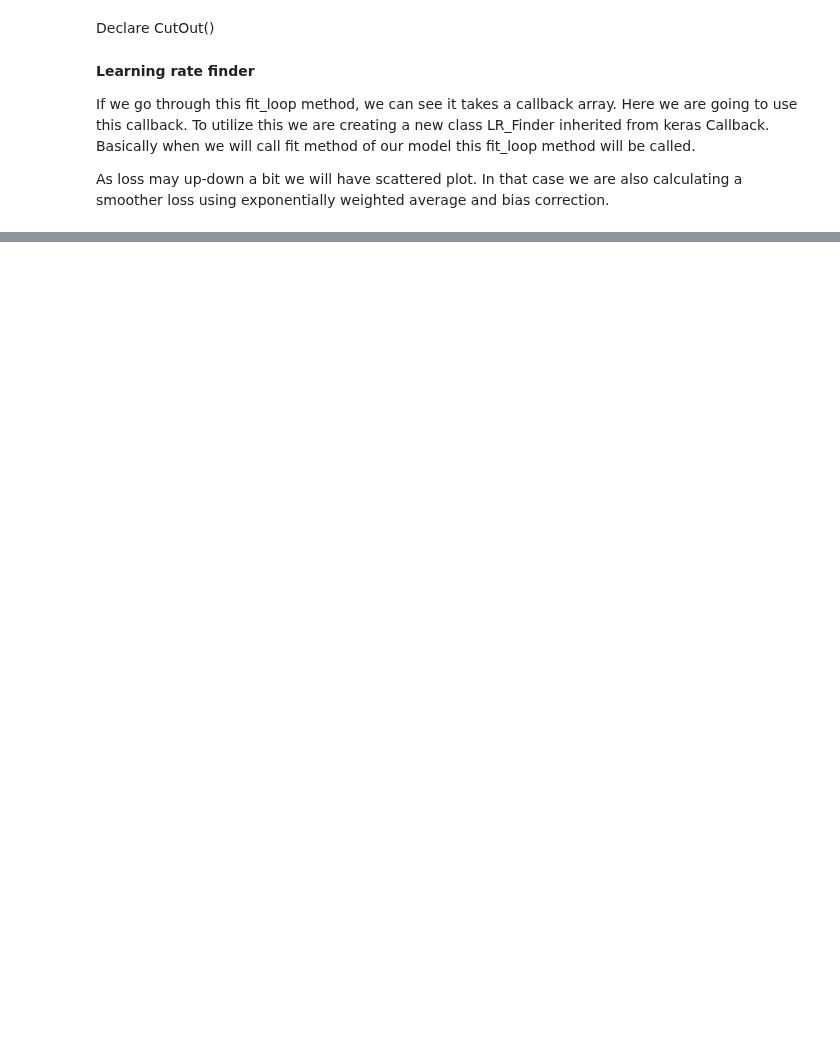
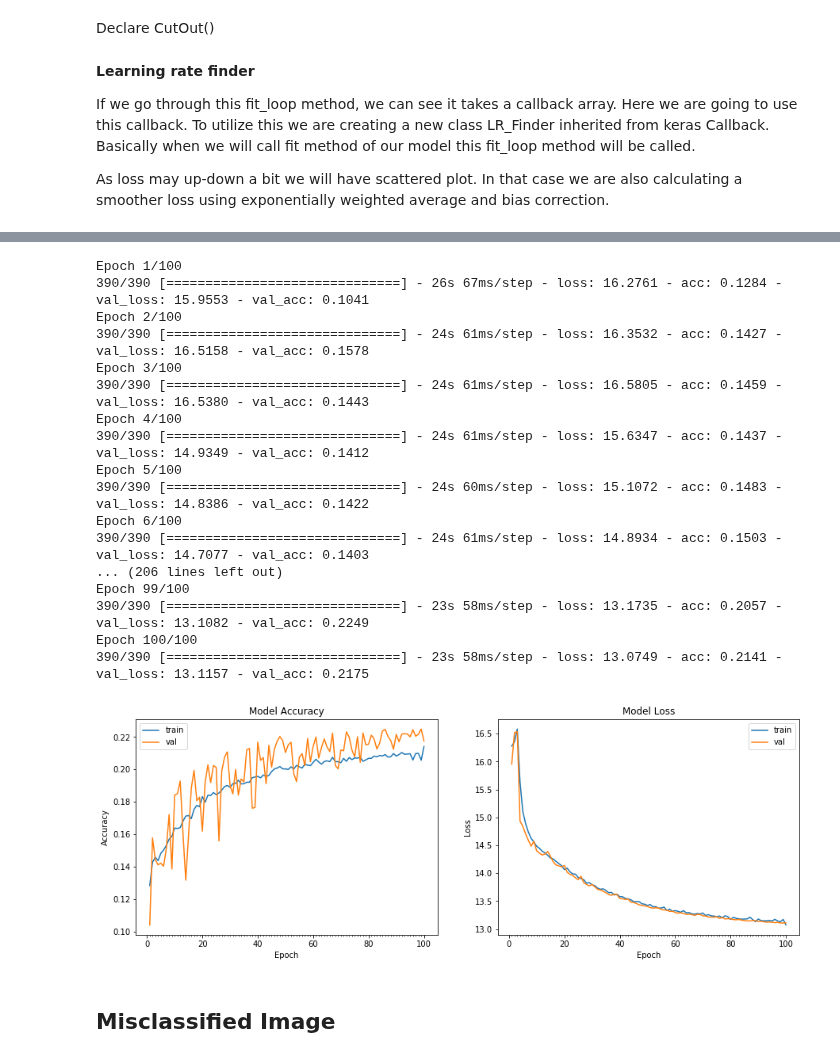
Before and after one commit to jai00271/CNN, a Jupyter notebook: 11. Learning Rate/Assignment11A_CutOut.ipynb, the cells around one changed output, grey strips where cells are left out. Cells and saved outputs as stored; diff of their text form; code cells hidden in the pictures; blank space fills up the shorter version.

```diff
--- a/11. Learning Rate/Assignment11A_CutOut.ipynb
+++ b/11. Learning Rate/Assignment11A_CutOut.ipynb
@@ -170,6 +159,7 @@ Y_train = np_utils.to_categorical(y_train, 10)
 Y_test = np_utils.to_categorical(y_test, 10)
 # %%
 # Define the model
+
 model = Sequential()
 model.add(Convolution2D(32, 3, 3, border_mode='same',kernel_regularizer=regularizers.l2(0.0001), input_shape=(32, 32, 3)))
 model.add(Activation('relu'))
@@ -219,10 +209,6 @@ model.add(Flatten())
 from keras import optimizers
 
 model.add(Activation('softmax'))
-
-# Compile the model
-sgd = optimizers.SGD(lr=0.01, decay=1e-6, momentum=0.9, nesterov=True)
-model.compile(optimizer=sgd, loss='categorical_crossentropy', metrics=['accuracy'])
 # %%
 model.summary()
 # %% [output]
@@ -470,0 +369,69 @@ print(result)
+# %%
+from keras.optimizers import SGD, Nadam, Adam
+
+#model = model(inputs=inputs, outputs=out)
+sgd = SGD(lr=0.01, momentum=0.9, decay=0, nesterov=False)
+model.compile(loss='categorical_crossentropy', optimizer=sgd, metrics=['accuracy'])
+# %%
+from keras.preprocessing.image import ImageDataGenerator
+from keras.callbacks import LearningRateScheduler
+from keras.callbacks import ModelCheckpoint,ReduceLROnPlateau
+
+bs = 128
+epoch = 100
+
+# datagen = ImageDataGenerator(zoom_range=0.0,
+#                              horizontal_flip=False,
+#                             preprocessing_function=get_random_eraser(v_l=0, v_h=1, pixel_level=False))
+
+datagen = ImageDataGenerator(
+        featurewise_center=False,  # set input mean to 0 over the dataset
+        samplewise_center=False,  # set each sample mean to 0
+        featurewise_std_normalization=False,  # divide inputs by std of the dataset
+        samplewise_std_normalization=False,  # divide each input by its std
+        zca_whitening=False,  # apply ZCA whitening
+        rotation_range=0,  # randomly rotate images in the range (degrees, 0 to 180)
+        width_shift_range=0.1,  # randomly shift images horizontally (fraction of total width)
+        height_shift_range=0.1,  # randomly shift images vertically (fraction of total height)
+        horizontal_flip=True,  # randomly flip images
+        vertical_flip=False,  # randomly flip images
+        preprocessing_function=get_random_eraser(v_l=0, v_h=1, pixel_level=False))
+
+filepath='/content/drive/My Drive/Colab Notebooks/11. Learning Rate/model_accuracy.best.hdf5'
+
+checkpoint = ModelCheckpoint(filepath, monitor='val_acc', verbose=0, save_best_only=True, mode='max')
+
+# lr_finder = LR_Finder(start_lr=1e-5, end_lr=10, step_size=np.ceil(X_train.shape[0]/bs))
+
+lr_reducer = ReduceLROnPlateau(monitor='val_acc',factor=0.8, cooldown=0, patience=5, min_lr=0.5e-9,verbose = 1)
+
+# Train the model
+model_info = model.fit_generator(datagen.flow(X_train, Y_train, batch_size = bs),
+                                 samples_per_epoch = train_features.shape[0], nb_epoch = epoch,
+                                 validation_data = (X_test, Y_test), verbose=1, callbacks=[checkpoint, lr_reducer])
+
+# plot model history
+plot_model_history(model_info)
+# compute test accuracy
+# print ("Accuracy on test data is: %0.2f"%accuracy(X_test, Y_test, model))
+# %% [output]
+Epoch 1/100
+390/390 [==============================] - 26s 67ms/step - loss: 16.2761 - acc: 0.1284 - val_loss: 15.9553 - val_acc: 0.1041
+Epoch 2/100
+390/390 [==============================] - 24s 61ms/step - loss: 16.3532 - acc: 0.1427 - val_loss: 16.5158 - val_acc: 0.1578
+Epoch 3/100
+390/390 [==============================] - 24s 61ms/step - loss: 16.5805 - acc: 0.1459 - val_loss: 16.5380 - val_acc: 0.1443
+Epoch 4/100
+390/390 [==============================] - 24s 61ms/step - loss: 15.6347 - acc: 0.1437 - val_loss: 14.9349 - val_acc: 0.1412
+Epoch 5/100
+390/390 [==============================] - 24s 60ms/step - loss: 15.1072 - acc: 0.1483 - val_loss: 14.8386 - val_acc: 0.1422
+Epoch 6/100
+390/390 [==============================] - 24s 61ms/step - loss: 14.8934 - acc: 0.1503 - val_loss: 14.7077 - val_acc: 0.1403
+... (206 lines left out)
+Epoch 99/100
+390/390 [==============================] - 23s 58ms/step - loss: 13.1735 - acc: 0.2057 - val_loss: 13.1082 - val_acc: 0.2249
+Epoch 100/100
+390/390 [==============================] - 23s 58ms/step - loss: 13.0749 - acc: 0.2141 - val_loss: 13.1157 - val_acc: 0.2175
+[figure, added]
+# %% [markdown]
+## Misclassified Image
```
Also changed, not shown: parts of 24 cells of this notebook.
